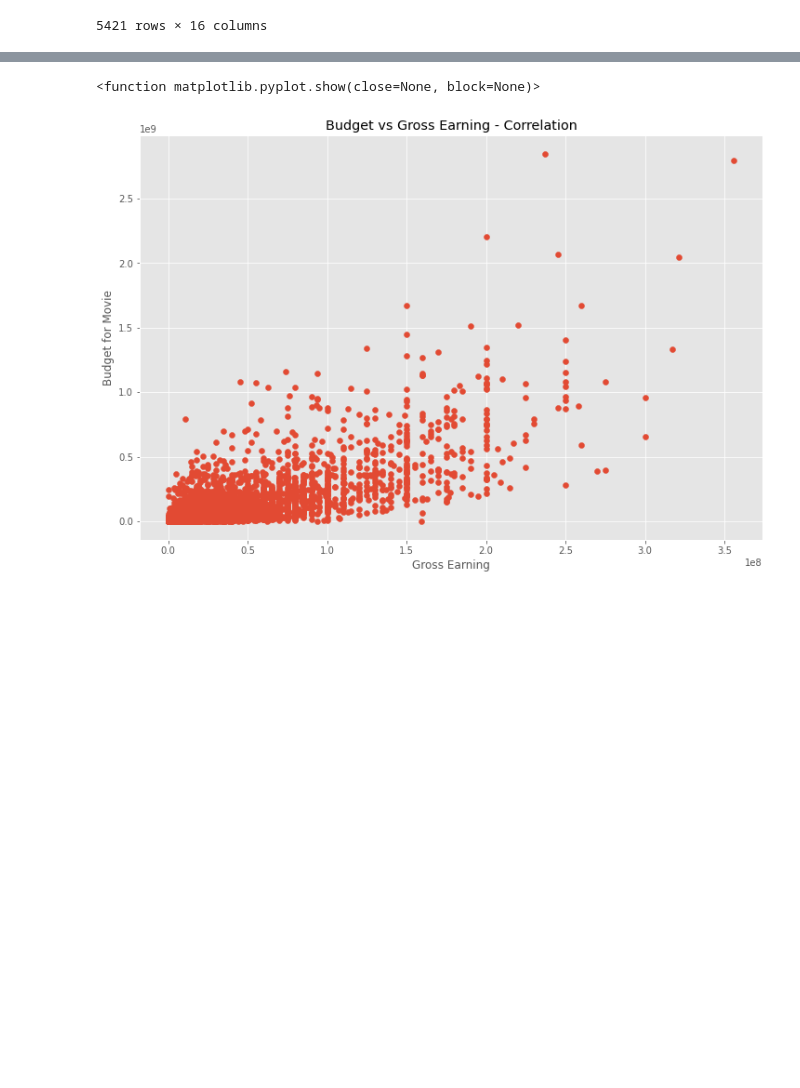
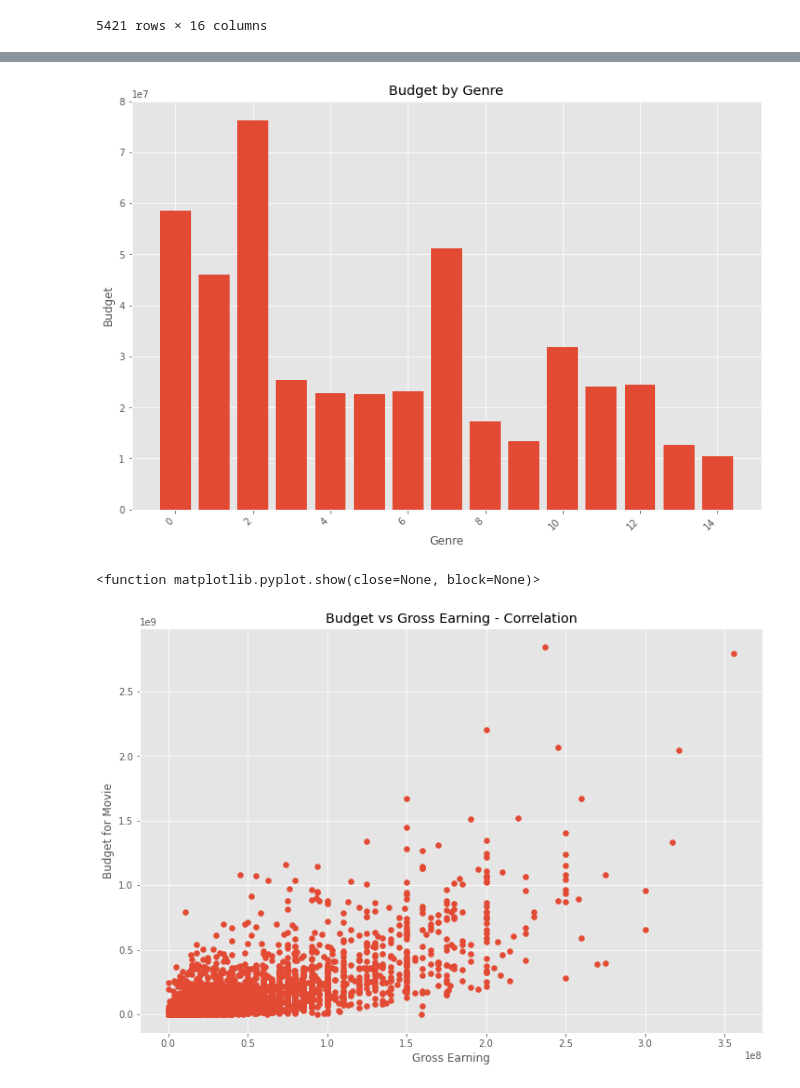
Before and after one commit to Nguyenhuynh201/Python-CorrelationAnalysis, a Jupyter notebook: Data Analysis Project with Python - Correlation between Movies Factors.ipynb, the cells around one changed output, grey strips where cells are left out. Saved outputs shown, nothing was run; the diff lists cells and outputs as text; code cells hidden in the pictures; blank space fills up the shorter version.

```diff
--- a/Data Analysis Project with Python - Correlation between Movies Factors.ipynb
+++ b/Data Analysis Project with Python - Correlation between Movies Factors.ipynb
@@ -144,3 +162,21 @@ df.sort_values(by=['gross'], inplace=False, ascending=False)
+# %%
+# To see what genre have the highest budget
+groupby_budget = df.groupby(['genre'])[['budget']].mean()
+
+fig, ax = plt.subplots()
+
+ax.bar(groupby_budget.index, groupby_budget['budget'])
+
+labels = ax.get_xticklabels()
+plt.setp(labels, rotation = 45, horizontalalignment = 'right')
+
+plt.title('Budget by Genre')
+plt.xlabel('Genre')
+plt.ylabel('Budget')
+
+plt.show()
+# %% [output]
+[figure, added]
 # %%
 #Regression Analysis - Correlation
 #Scatter plot with budget vs gross
```
Also changed, not shown: parts of 1 cell of this notebook, 1 other file.
